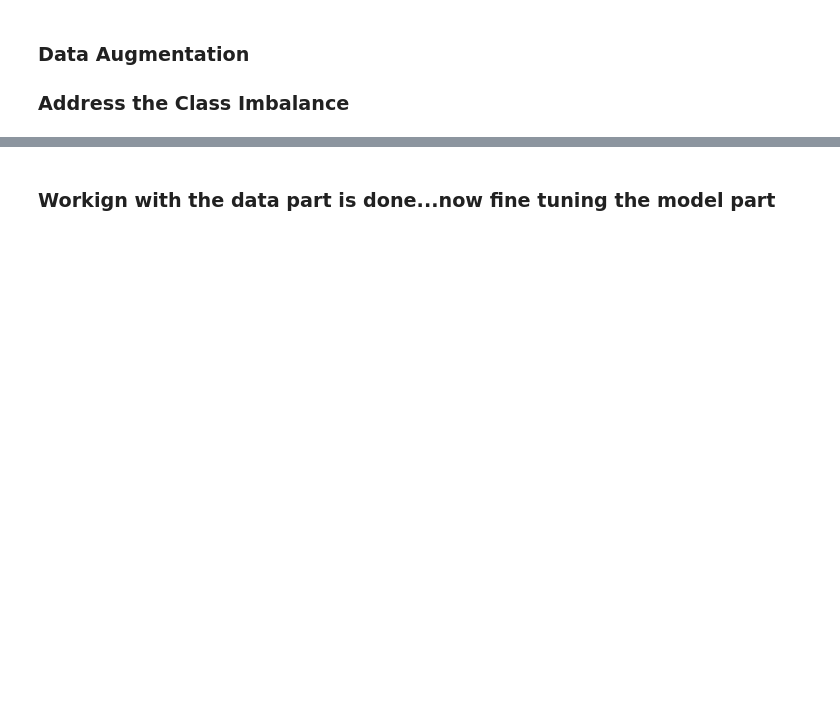
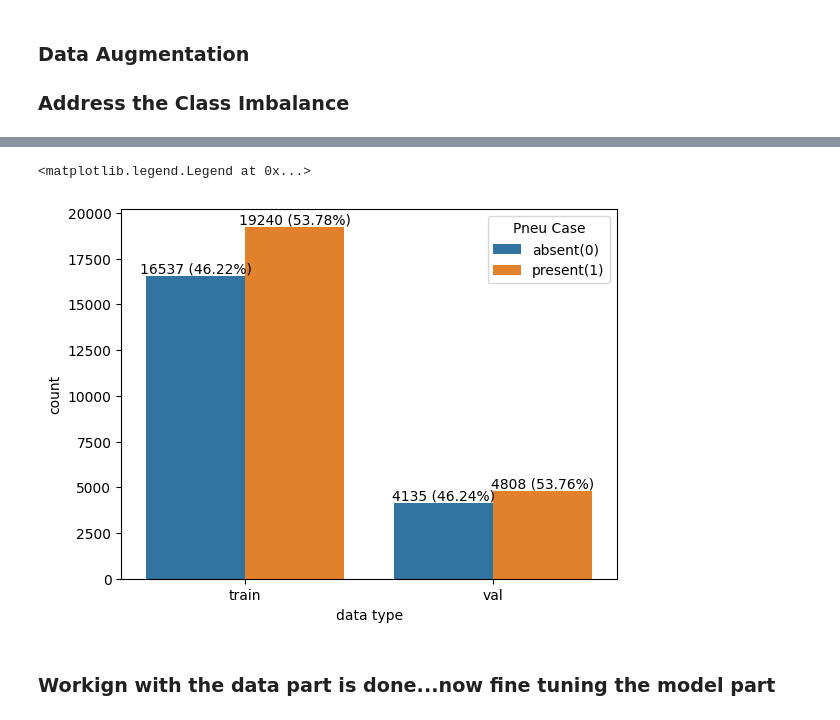
Before and after one commit to kmsmeng/ML_Projects, a Jupyter notebook: Medical_Image_Classification/handle_data.ipynb, the cells around one changed output, grey strips where cells are left out. Cells and saved outputs as stored; diff of their text form; code cells hidden in the pictures; blank space fills up the shorter version.

Commit message:
EDA and Data fromatting

```diff
--- a/Medical_Image_Classification/handle_data.ipynb
+++ b/Medical_Image_Classification/handle_data.ipynb
@@ -918,0 +1153,6 @@ for index, path in enumerate(val_path):
+# %%
+# get all the txt(label) files form the train and val dataset label directory
+train_sample = list(train_yolo_txt.glob('*.txt'))
+val_sample = list(val_yolo_txt.glob('*.txt'))
+
+len(train_sample), len(val_sample)
@@ -918,0 +1196,10 @@ for index, path in enumerate(val_path):
+# %%
+data = [
+    ('train', 0, train_abs_file),
+    ('train', 1, train_pres_file),
+    ('val', 0, val_abs_file),
+    ('val', 1, val_pres_file)
+]
+
+rand_df = pd.DataFrame(data=data, columns=['data type', 'class', 'count'])
+rand_df
@@ -919,3 +1212,20 @@ for index, path in enumerate(val_path):
+# %%
+# Plot a graph of data distribution to show that the class imbalance has been addressed.....
+
+
+bar = sns.barplot(data=rand_df, x='data type', y='count', hue='class')
+total = rand_df.groupby('data type')['count'].sum()
+
+for container in bar.containers:
+
+    bar.bar_label(container, labels=[f'{int(h.get_height())} ({int(h.get_height())/total.iloc[index] * 100 :.2f}%)' for index, h in enumerate(container)])
+
+handles, labels = bar.get_legend_handles_labels()
+
+plt.legend(handles=handles, labels=['absent(0)', 'present(1)'], title='Pneu Case')
+# %% [output]
+<matplotlib.legend.Legend at 0x...>
+[figure, added]
 # %% [markdown]
 ### Workign with the data part is done...now fine tuning the model part
 # %%
```
Also changed, not shown: parts of 36 cells of this notebook, 1 other file.
